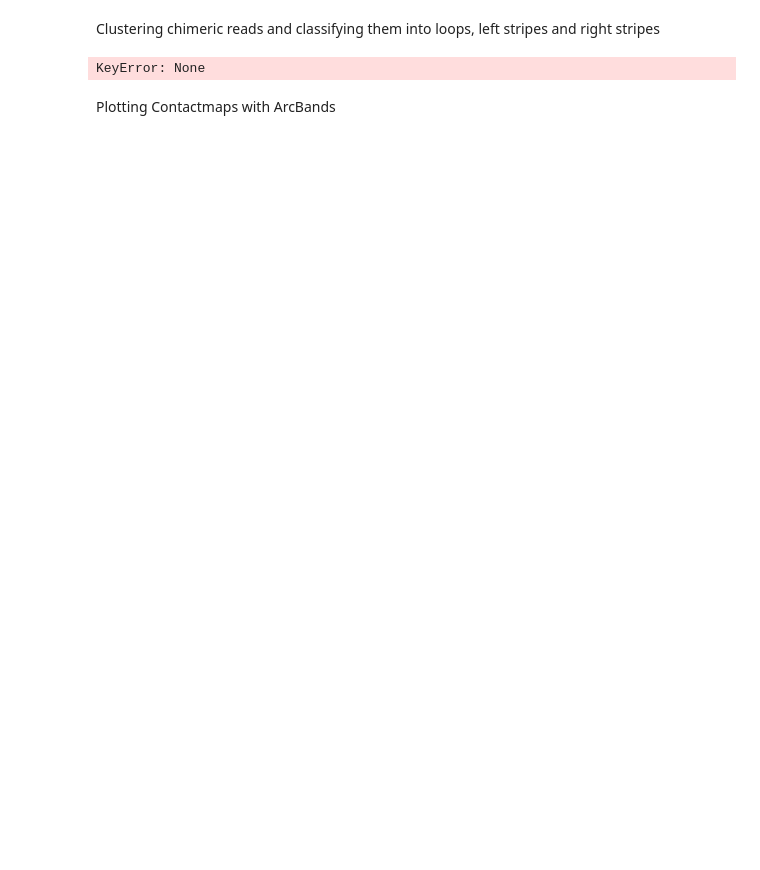
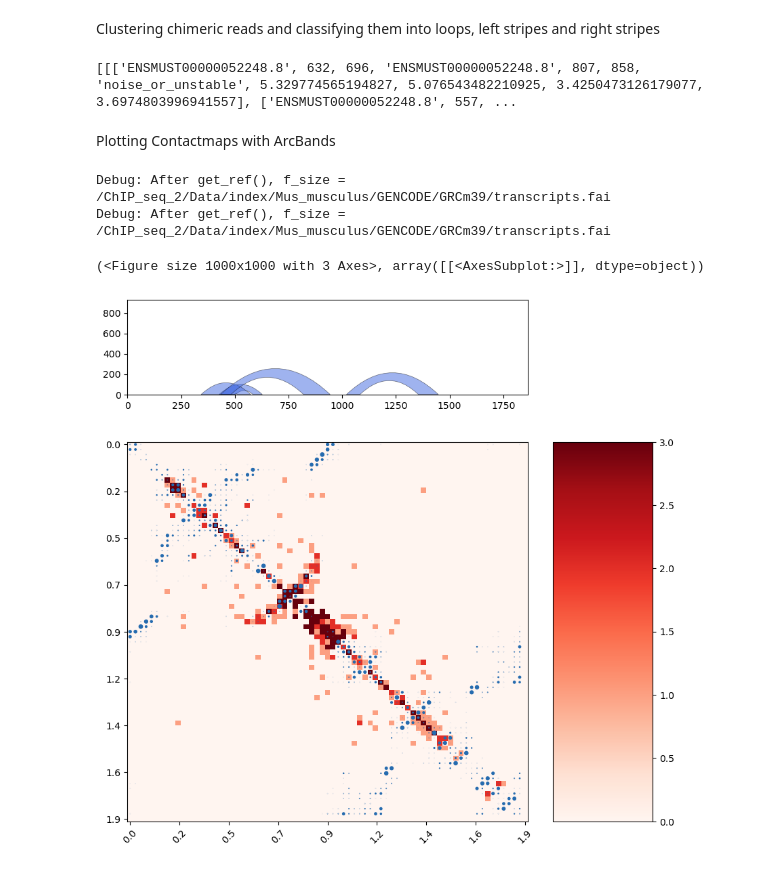
Before and after one commit to Luo-Shigan/KARRseq, a Jupyter notebook: run.ipynb, the cells around one changed output. Saved outputs shown, nothing was run; the diff lists cells and outputs as text; code cells hidden in the pictures; blank space fills up the shorter version.

```diff
--- a/run.ipynb
+++ b/run.ipynb
@@ -31,27 +27,31 @@ Debug: After get_ref(), f_size = /ChIP_seq_2/Data/index/Mus_musculus/NCBI/GRCm38
 Clustering chimeric reads and classifying them into loops, left stripes and right stripes
 # %%
 from clustering.cluster_pairs import cluster_chimeric_pairs
-data_txt = "data/pairs/hrefseq/MAPQ1_SPAN0/G1_kethoxal-HepG2-refold_M13_R01.txt.gz"
+data_txt = "/ChIP_seq_2/StemCells/RNAInteraction20250327/output/chimeric/pairs/mouse_transcript/SRR13628276/SRR13628276.txt.gz"
 
 dict_kwargs = {
-    "p_iid": "NM_001404", "p_genome": None,
+    "p_iid": "ENSMUST00000052248.8", "p_genome": "GRCm39T",
     "p_long": 200, "p_span": 10, "p_overlap": 10, "p_min_reads": 3,
     "p_min_interactions": 200, "p_max_interactions": 20000,
-    "f_sizes": None, "f_tsne": None, "f_pairs": data_txt, "f_output": None, "f_bed": None
+    "f_sizes": None, "f_tsne": None, "f_pairs": data_txt, "f_output": "a.txt", "f_bed": "b.txt"
 }
 results = cluster_chimeric_pairs(**dict_kwargs)
+print(results)
 # %% [output]
-KeyError: None
+[[['ENSMUST00000052248.8', 632, 696, 'ENSMUST00000052248.8', 807, 858, 'noise_or_unstable', 5.329774565194827, 5.076543482210925, 3.4250473126179077, 3.6974803996941557], ['ENSMUST00000052248.8', 557, ...
 # %% [markdown]
 Plotting Contactmaps with ArcBands
 # %%
-data_mouse = ["data/pairs/mrefseq/MAPQ1_SPAN0/G1_kethoxal-mESC-refold_M13_R01.dedup.pairs.gz",
-              "data/pairs/mrefseq/MAPQ1_SPAN0/G1_kethoxal-mESC-refold_M13_R02.dedup.pairs.gz"]
+data_mouse = ["/ChIP_seq_2/StemCells/RNAInteraction20250327/output/chimeric/inner/mouse_transcript/SRR13628276/SRR13628276.dedup.pairs.gz",
+              "/ChIP_seq_2/StemCells/RNAInteraction20250327/output/chimeric/inner/mouse_transcript/SRR13628277/SRR13628277.dedup.pairs.gz"]
 
-f_cluster_mouse = "../G1_kethoxal-mESC-refold_M13_C01.dedup.classification.txt"
+f_cluster_mouse = "a.txt"
 
-plot_contactmap_w_arcbands(data_mouse, f_cluster_mouse, p_chrom1="NM_026007.4", p_resolution=25, p_max=3, p_figsize=(10, 10),
-                           p_structure=True, p_genome=None, p_display="upper", p_balance=False,
-                           f_fasta = "data/reference/mm10/mm10_refseq.fa",
-                           f_size = "data/reference/mm10/mm10_refseq.sizes",
+plot_contactmap_w_arcbands(data_mouse, f_cluster_mouse, p_chrom1="ENSMUST00000052248.8", p_resolution=25, p_max=3, p_figsize=(10, 10),
+                           p_structure=True, p_genome="GRCm39T", p_display="full", p_balance=False,
                            p_dot_size=1.0, p_multi=False, p_verbose=False)
+# %% [output]
+Debug: After get_ref(), f_size = /ChIP_seq_2/Data/index/Mus_musculus/GENCODE/GRCm39/transcripts.fai
+Debug: After get_ref(), f_size = /ChIP_seq_2/Data/index/Mus_musculus/GENCODE/GRCm39/transcripts.fai
+(<Figure size 1000x1000 with 3 Axes>, array([[<AxesSubplot:>]], dtype=object))
+[figure, added]
```
Also changed, not shown: parts of 4 cells of this notebook, 10 other files.
